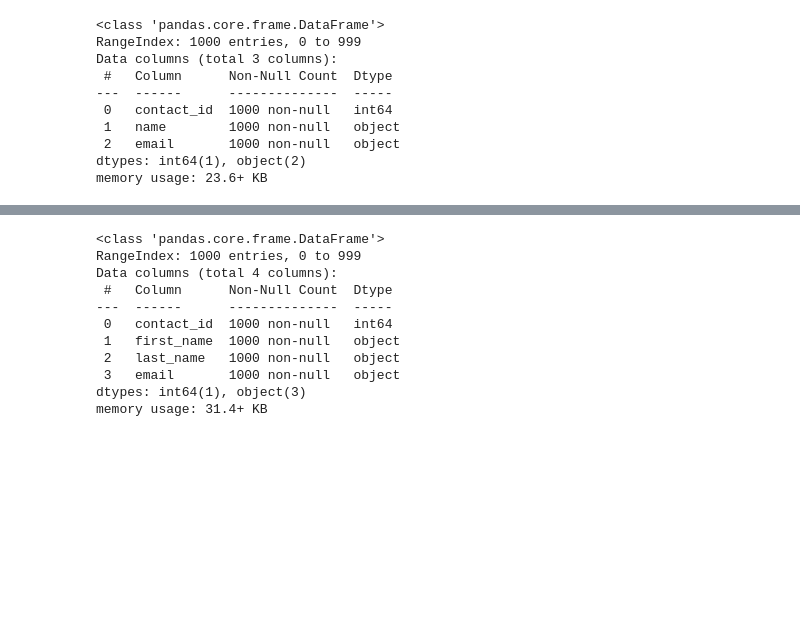
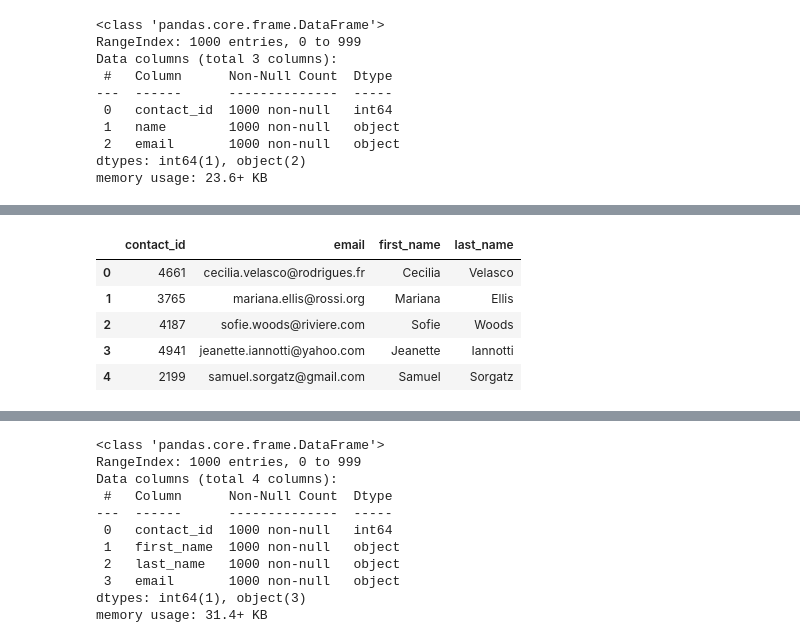
Before and after one commit to Kwessler93/Crowdfunding_ETL, a Jupyter notebook: ETL_Mini_Project_KWessler_CDobbin_KDeLaFuente_CPena_MGirgis_RMorris.ipynb, the cells around one changed output, grey strips where cells are left out. Cells and saved outputs as stored; diff of their text form; code cells hidden in the pictures; blank space fills up the shorter version.

```diff
--- a/ETL_Mini_Project_KWessler_CDobbin_KDeLaFuente_CPena_MGirgis_RMorris.ipynb
+++ b/ETL_Mini_Project_KWessler_CDobbin_KDeLaFuente_CPena_MGirgis_RMorris.ipynb
@@ -346,13 +358,12 @@ Then export the DataFrame as a `contacts.csv` CSV file.
 # %%
 import json
-dict_values = [json.loads(row)
-               for row in contact_info_df["contact_info"]]
 
-# Iterate through the contact_info_df and convert each row to a dictionary.
+contact_info_df = pd.read_excel("Resources/contacts.xlsx", header=3)
 
-
-    # Append the converted row to a list.
-
+dict_values = [
+    json.loads(row)
+    for row in contact_info_df["contact_info"]
+]
 
 # Print out the list of dictionaries
 print(dict_values)
@@ -360,6 +371,9 @@ print(dict_values)
 [{'contact_id': 4661, 'name': 'Cecilia Velasco', 'email': 'cecilia.velasco@rodrigues.fr'}, {'contact_id': 3765, 'name': 'Mariana Ellis', 'email': 'mariana.ellis@rossi.org'}, {'contact_id': 4187, 'name ...
 # %%
 # Create a contacts_df DataFrame from the list of dictionaries
+contacts_df = pd.DataFrame(dict_values)
+
+contacts_df.head()
 # %% [output]
 |  | contact_id | name | email |
 | 0 | 4661 | Cecilia Velasco | cecilia.velasco@rodrigues.fr |
@@ -413,0 +398,17 @@ memory usage: 23.6+ KB
+# %%
+# Create "first_name" and "last_name" columns by splitting the "name" column
+if "name" in contacts_df.columns:
+    # Split the "name" column into "first_name" and "last_name"
+    contacts_df[['first_name', 'last_name']] = contacts_df["name"].str.split(" ", n=1, expand=True)
+
+    # Drop the original "name" column
+    contacts_df.drop(columns=['name'], inplace=True)
+
+contacts_df.head()
+# %% [output]
+|  | contact_id | email | first_name | last_name |
+| 0 | 4661 | cecilia.velasco@rodrigues.fr | Cecilia | Velasco |
+| 1 | 3765 | mariana.ellis@rossi.org | Mariana | Ellis |
+| 2 | 4187 | sofie.woods@riviere.com | Sofie | Woods |
+| 3 | 4941 | jeanette.iannotti@yahoo.com | Jeanette | Iannotti |
+| 4 | 2199 | samuel.sorgatz@gmail.com | Samuel | Sorgatz |
```
Also changed, not shown: parts of 11 cells of this notebook, 3 other files.
